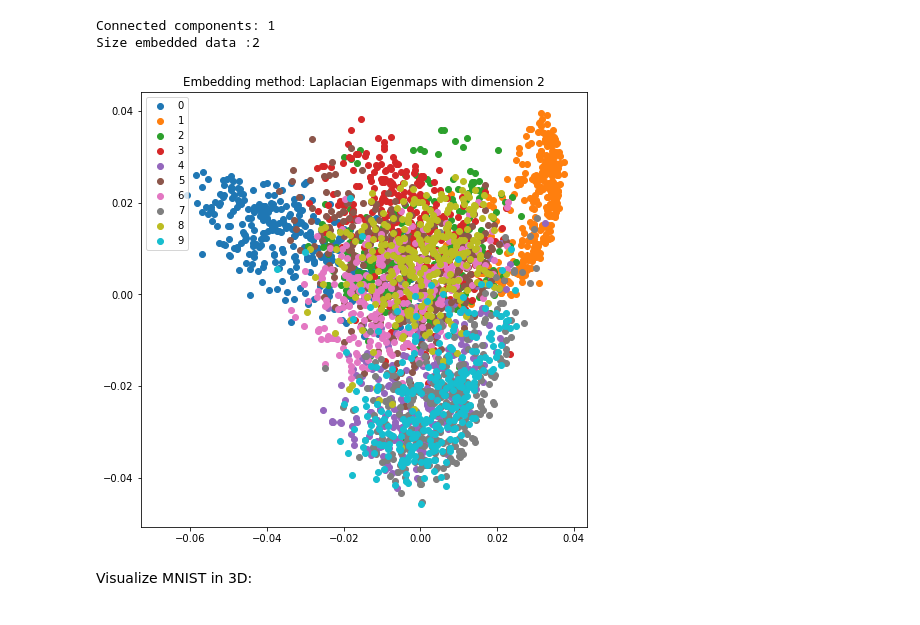
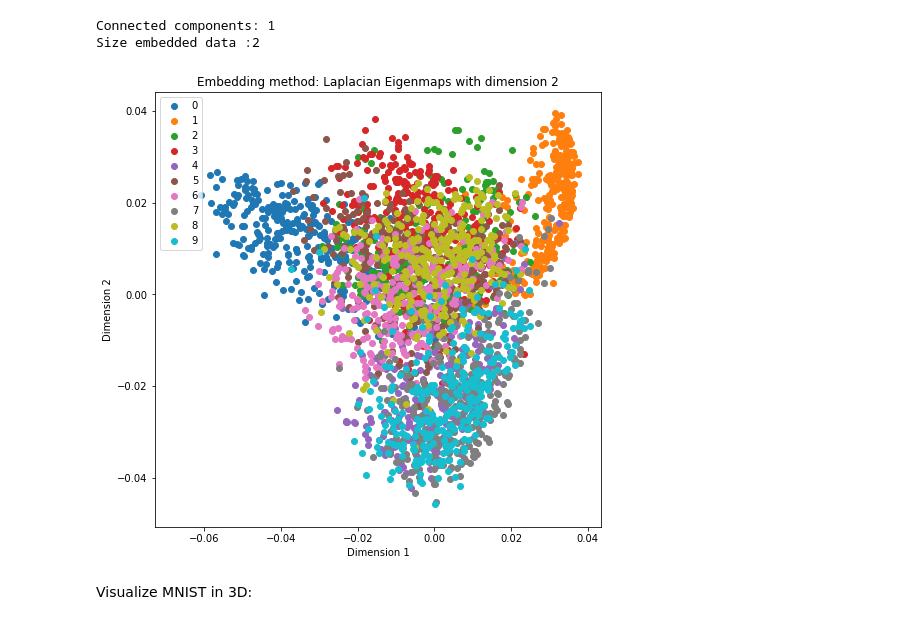
Before and after one commit to antoine-spahr/NTDS, a Jupyter notebook: Assignments/2_learning_with_graphs.ipynb, the cells around one changed output. Cells and saved outputs as stored; diff of their text form; code cells hidden in the pictures.

```diff
--- a/Assignments/2_learning_with_graphs.ipynb
+++ b/Assignments/2_learning_with_graphs.ipynb
@@ -422,14 +420,16 @@ Size embedded data :2
 # %%
 fig = plt.figure(figsize=(8,8))
 ax = fig.add_subplot(111)
 for i in classes:
     mask = y_mnist == i
     ax.scatter(X_mnist_embed2[mask,0], X_mnist_embed2[mask,1], label=i)
 ax.legend(loc = 'upper left')
 ax.set_title("Embedding method: Laplacian Eigenmaps with dimension {}".format(dim))
+ax.set_xlabel('Dimension 1')
+ax.set_ylabel('Dimension 2')
 plt.show()
 # %% [output]
-[figure, old version]
+[figure, new version]
 # %% [markdown]
 Visualize MNIST in 3D:
 # %%
```
Also changed, not shown: parts of 17 cells of this notebook.
